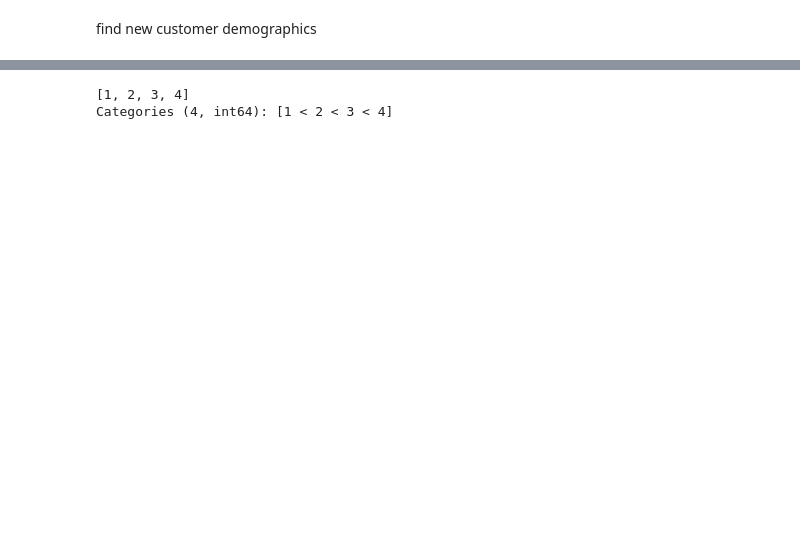
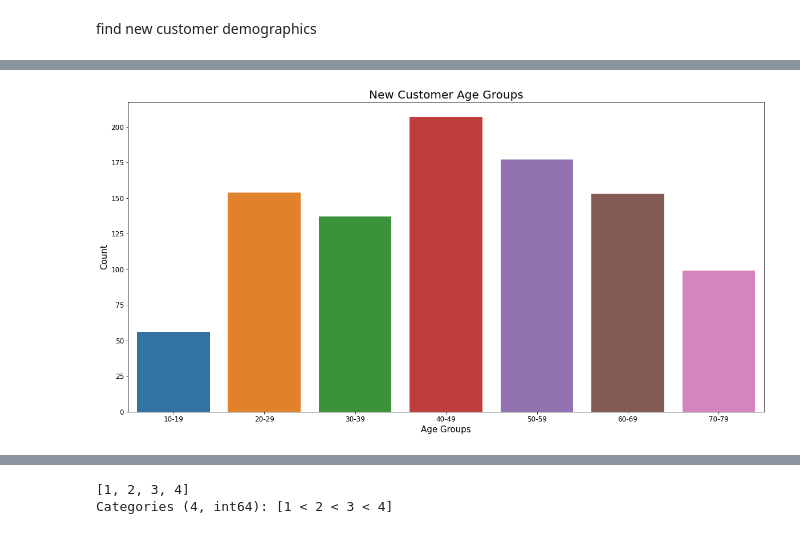
Before and after one commit to daniel8691/Market_strategy_analysis, a Jupyter notebook: Module_two/module_two_dataanalysis.ipynb, the cells around one changed output, grey strips where cells are left out. Cells and saved outputs as stored; diff of their text form; code cells hidden in the pictures; blank space fills up the shorter version.

```diff
--- a/Module_two/module_two_dataanalysis.ipynb
+++ b/Module_two/module_two_dataanalysis.ipynb
@@ -535,0 +576,10 @@ find new customer demographics
+# %%
+new_customer_bins = [newCustomerList_df['customer_age'].min(),\
+                    19,29,39,49,59,69,79]
+
+new_customer_labels = ["10-19","20-29","30-39", "40-49", "50-59", "60-69", "70-79"]
+# %%
+new_customer_age_groups = pd.cut(newCustomerList_df['customer_age'],
+                                bins = new_customer_bins,
+                                labels=new_customer_labels,
+                                include_lowest=True)
@@ -535,0 +602,2 @@ find new customer demographics
+# %%
+newCustomerList_df['customer_age_group'] = new_customer_age_groups
@@ -535,0 +628,3 @@ find new customer demographics
+# %%
+# group by age
+new_age_group_demographic = newCustomerList_df['customer_age_group'].value_counts().sort_index()
@@ -535,0 +644,11 @@ find new customer demographics
+# %%
+
+ax1 = sns.barplot(x=new_age_group_demographic.index, y=new_age_group_demographic)
+ax1.set_title("New Customer Age Groups", fontsize=20)
+ax1.set_xlabel("Age Groups", fontsize=15)
+ax1.set_ylabel("Count",fontsize=15)
+ax1.tick_params(labelsize=12)
+rcParams['figure.figsize'] = 20,10
+plt.savefig("ppt_graphs/new_customer_age_groups.png")
+# %% [output]
+[figure, added]
```
Also changed, not shown: parts of 27 cells of this notebook, 5 other files.
